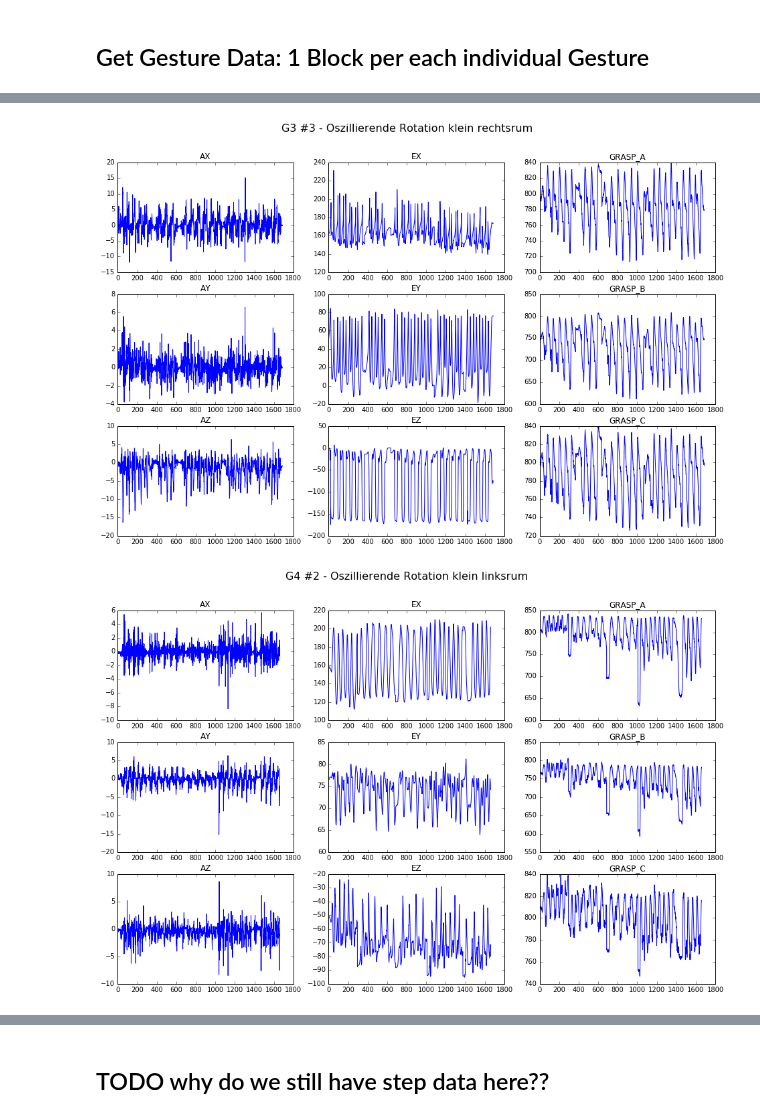
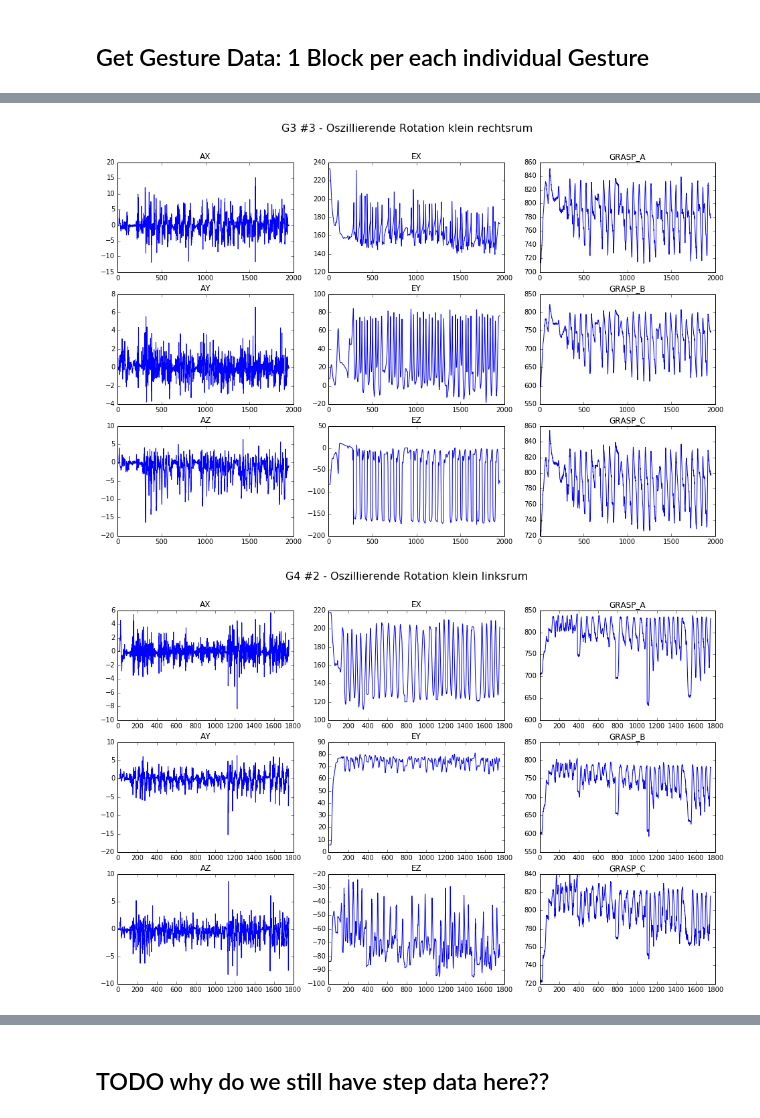
Before and after one commit to Make-O-Matic/MOM-Engine, a Jupyter notebook: data_preprocess_TU.ipynb, the cells around one changed output, grey strips where cells are left out. Drawn from its saved outputs; the diff is of its cells as text; code cells hidden in the pictures.

Commit message:
removed Mutation from groupby after removing Nestures, as it would still separate joined gestures

```diff
--- a/data_preprocess_TU.ipynb
+++ b/data_preprocess_TU.ipynb
@@ -992,0 +1098,5 @@ if replace_nestures:
+# %%
+# check via groupby:
+group_by = ('Subject','Experiment','Trainset','Parcours','Gesture')
+group_df = data_nonest.groupby(group_by)
+print "After nesture replacxement", len(group_df), "individual gesture blocks"
@@ -993,4 +1130,21 @@ if replace_nestures:
+# %%
+# from here on we use data again for data_nonest
+
+if replace_nestures:
+    data = data_nonest
 # %% [markdown]
 ## Make Groupings for each Gesture (by Subject, Experiment, Trainset, Parcours and Mutation)
 
 to be further processed for learning
+# %%
+# A) GET INDIVIDUAL GESTURES
+# group data nicely, subdivided by Subject, Experiment, Trainset, Parcours, Gesture
+
+if replace_nestures:
+    # NOTE: we HAVE to remove Mutation here! otherwise the Gestures merged by replacing Nestures will still be SEPARATE
+    group_by = ('Subject','Experiment','Trainset','Parcours','Gesture')
+else:
+    group_by = ('Subject','Experiment','Trainset','Parcours','Mutation','Gesture')
+
+group_df = data.groupby(group_by)
+group_df.mean().head(100)  # mean is not meaningful here as aggregation - just to print the structure of the data
@@ -1199,0 +1380,5 @@ Total average data length (number of samples) of all gestures
+# %%
+# get 3rd entry fo gesture 3
+g = 3
+i=3
+mydata = gesture_exp_dict[g][i]
@@ -1200,7 +1389,5 @@ Total average data length (number of samples) of all gestures
 # %%
-g = 3
-i=3
 title = "G%d #%d - %s" % (g,i,gesture_name(g))
-grid_plot(gesture_exp_dict[g][i], title)
+grid_plot(mydata, title)
 # %% [output]
-[figure, old version]
+[figure, new version]
@@ -1207,7 +1398,5 @@ grid_plot(gesture_exp_dict[g][i], title)
 # %%
-g = 4
-i=2
 title = "G%d #%d - %s" % (g,i,gesture_name(g))
-grid_plot(gesture_exp_dict[g][i], title)
+grid_plot(mydata, title)
 # %% [output]
-[figure, old version]
+[figure, new version]
```
Also changed, not shown: parts of 39 cells of this notebook.
